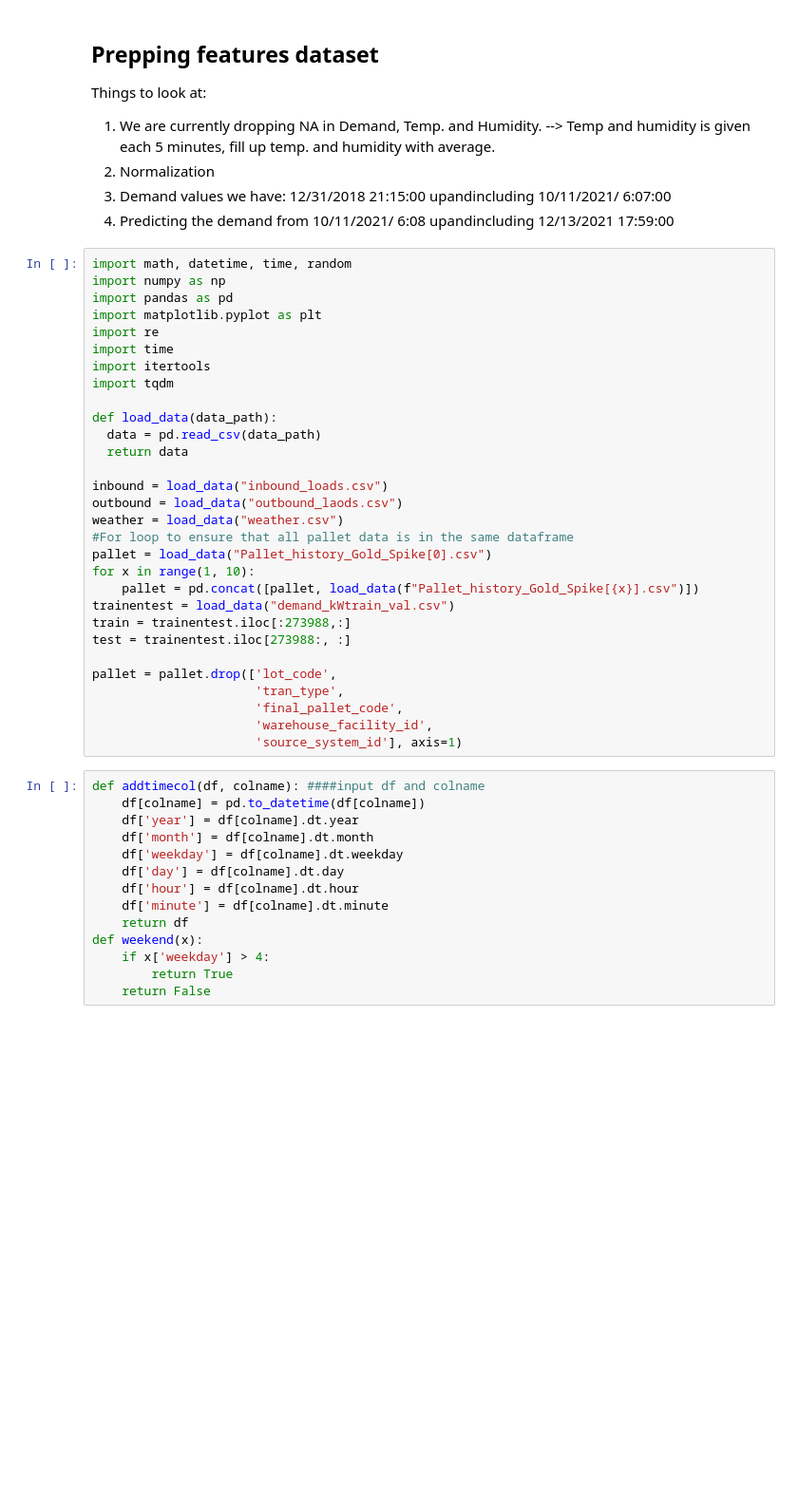
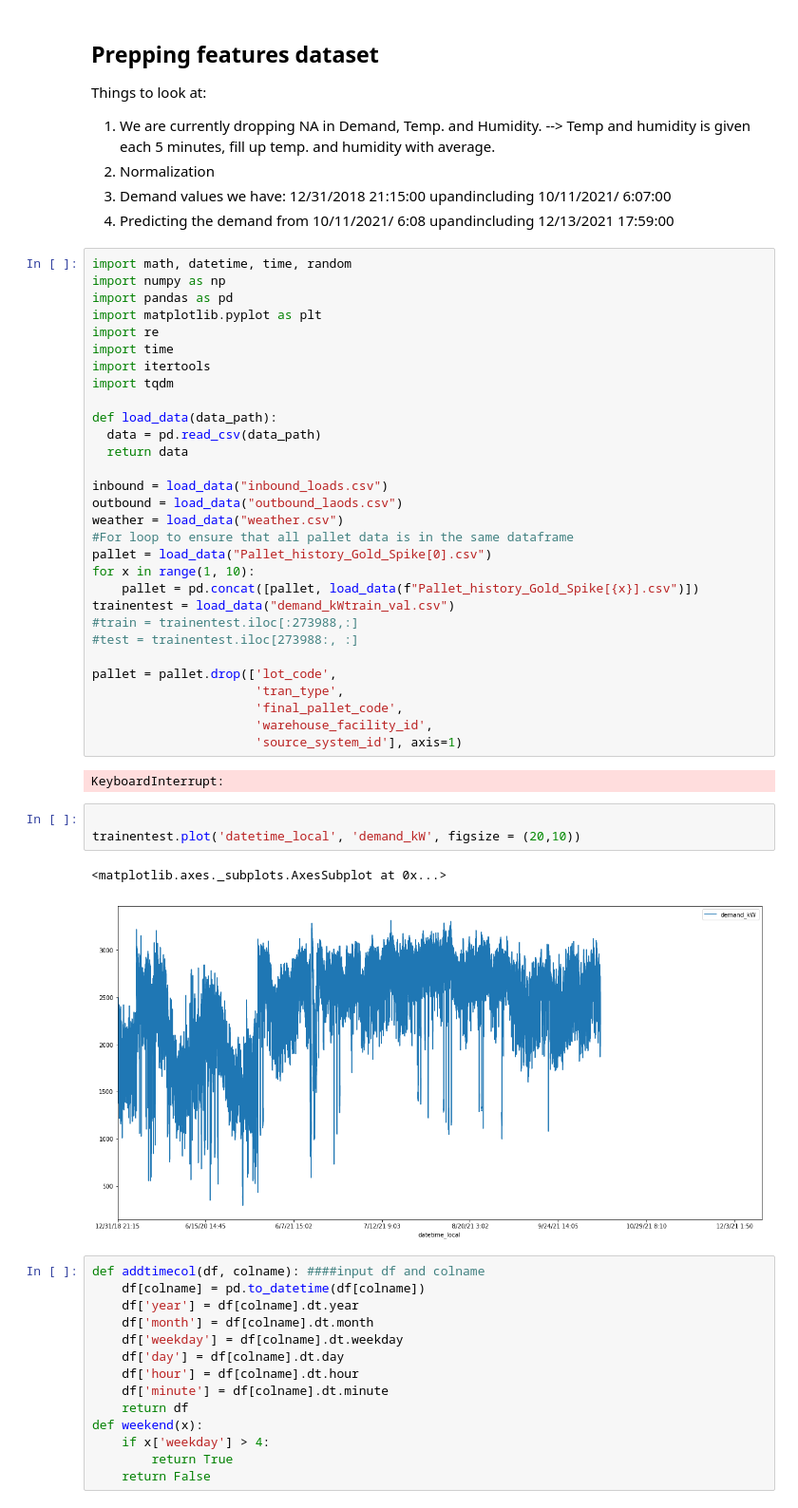
Before and after one commit to Robpennekamp/AppliedMachineLearning, a Jupyter notebook: Model Training by Sonja.ipynb, the cells around one changed output. Shown at 95% size. Drawn from its saved outputs; the diff is of its cells as text; blank space fills up the shorter version.

Commit message:
Visualizing demand en Gradient Boosting

```diff
--- a/Model Training by Sonja.ipynb
+++ b/Model Training by Sonja.ipynb
@@ -31,14 +31,22 @@ pallet = load_data("Pallet_history_Gold_Spike[0].csv")
 for x in range(1, 10):
     pallet = pd.concat([pallet, load_data(f"Pallet_history_Gold_Spike[{x}].csv")])
 trainentest = load_data("demand_kWtrain_val.csv")
-train = trainentest.iloc[:273988,:]
-test = trainentest.iloc[273988:, :]
+#train = trainentest.iloc[:273988,:]
+#test = trainentest.iloc[273988:, :]
 
 pallet = pallet.drop(['lot_code',
                       'tran_type',
                       'final_pallet_code',
                       'warehouse_facility_id',
                       'source_system_id'], axis=1)
+# %% [output]
+KeyboardInterrupt:
+# %%
+
+trainentest.plot('datetime_local', 'demand_kW', figsize = (20,10))
+# %% [output]
+<matplotlib.axes._subplots.AxesSubplot at 0x...>
+[figure, added]
 # %%
 def addtimecol(df, colname): ####input df and colname
     df[colname] = pd.to_datetime(df[colname])
```
Also changed, not shown: parts of 38 cells of this notebook.
